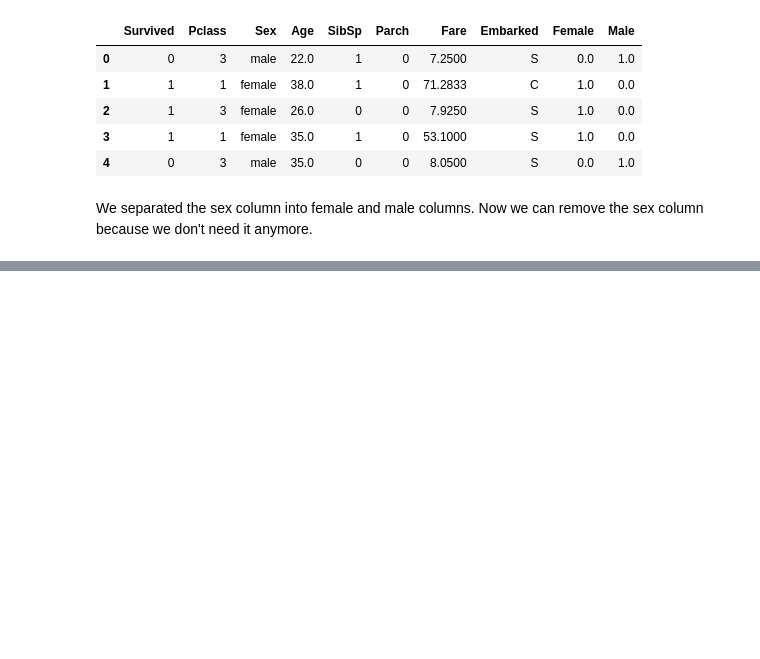
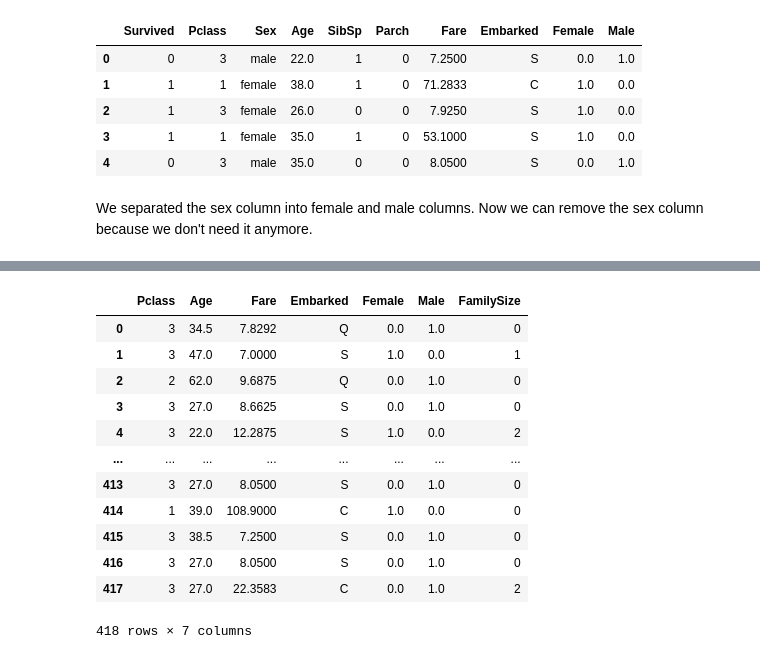
Before and after one commit to sahinozan/Titanic, a Jupyter notebook: titanic.ipynb, the cells around one changed output, grey strips where cells are left out. Cells and saved outputs as stored; diff of their text form; code cells hidden in the pictures; blank space fills up the shorter version.

```diff
--- a/titanic.ipynb
+++ b/titanic.ipynb
@@ -666,0 +692,16 @@ df_test.drop(labels='Sex', axis=1, inplace=True)
+# %%
+df_test
+# %% [output]
+|  | Pclass | Age | Fare | Embarked | Female | Male | FamilySize |
+| 0 | 3 | 34.5 | 7.8292 | Q | 0.0 | 1.0 | 0 |
+| 1 | 3 | 47.0 | 7.0000 | S | 1.0 | 0.0 | 1 |
+| 2 | 2 | 62.0 | 9.6875 | Q | 0.0 | 1.0 | 0 |
+| 3 | 3 | 27.0 | 8.6625 | S | 0.0 | 1.0 | 0 |
+| 4 | 3 | 22.0 | 12.2875 | S | 1.0 | 0.0 | 2 |
+| ... | ... | ... | ... | ... | ... | ... | ... |
+| 413 | 3 | 27.0 | 8.0500 | S | 0.0 | 1.0 | 0 |
+| 414 | 1 | 39.0 | 108.9000 | C | 1.0 | 0.0 | 0 |
+| 415 | 3 | 38.5 | 7.2500 | S | 0.0 | 1.0 | 0 |
+| 416 | 3 | 27.0 | 8.0500 | S | 0.0 | 1.0 | 0 |
+| 417 | 3 | 27.0 | 22.3583 | C | 0.0 | 1.0 | 2 |
+418 rows × 7 columns
```
Also changed, not shown: parts of 4 cells of this notebook.
